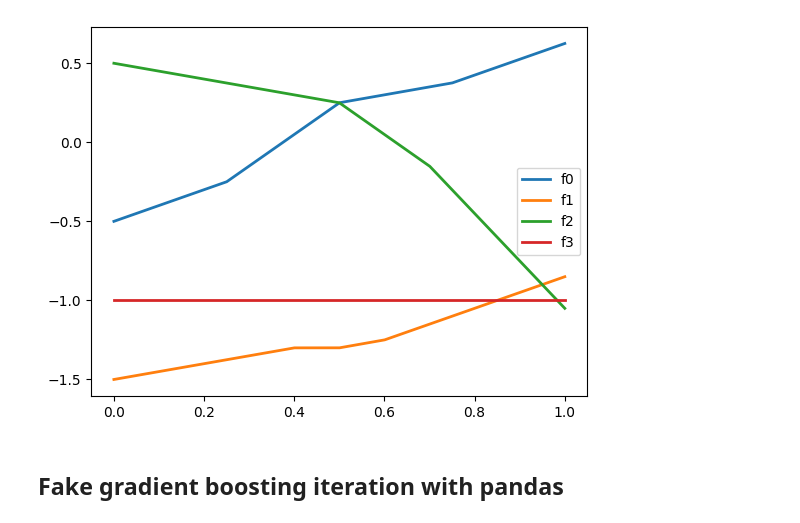
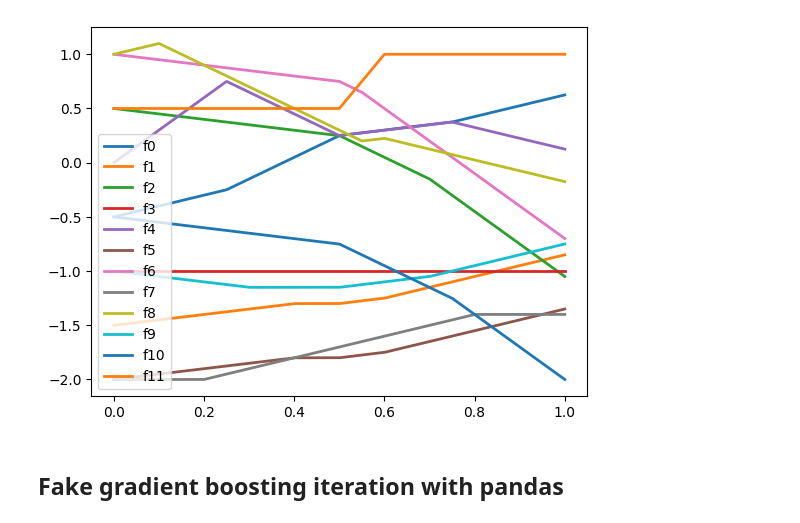
Before and after one commit to NicoSlvd/pwl-experiment, a Jupyter notebook: src/simple_reproducible_example.ipynb, the cells around one changed output. Saved outputs shown, nothing was run; the diff lists cells and outputs as text; code cells hidden in the pictures.

```diff
--- a/src/simple_reproducible_example.ipynb
+++ b/src/simple_reproducible_example.ipynb
@@ -60,7 +60,7 @@ def add_choice(row, u_idx, regression=False):
     else:
         return np.random.choice(u.shape[0], size=1, p=softmax(u))[0]
 
-n_utility = 1
+n_utility = 3
 regression = n_utility == 1
 f_per_utility = 4
 x_arr = generate_x(2000, n_utility * f_per_utility, 0.5, 0.5)
@@ -154,4 +154,4 @@ dataset.describe()
-[figure, old version]
+[figure, new version]
 # %% [markdown]
 ## Fake gradient boosting iteration with pandas
 # %%
```
Also changed, not shown: parts of 10 cells of this notebook, 8 other files.
